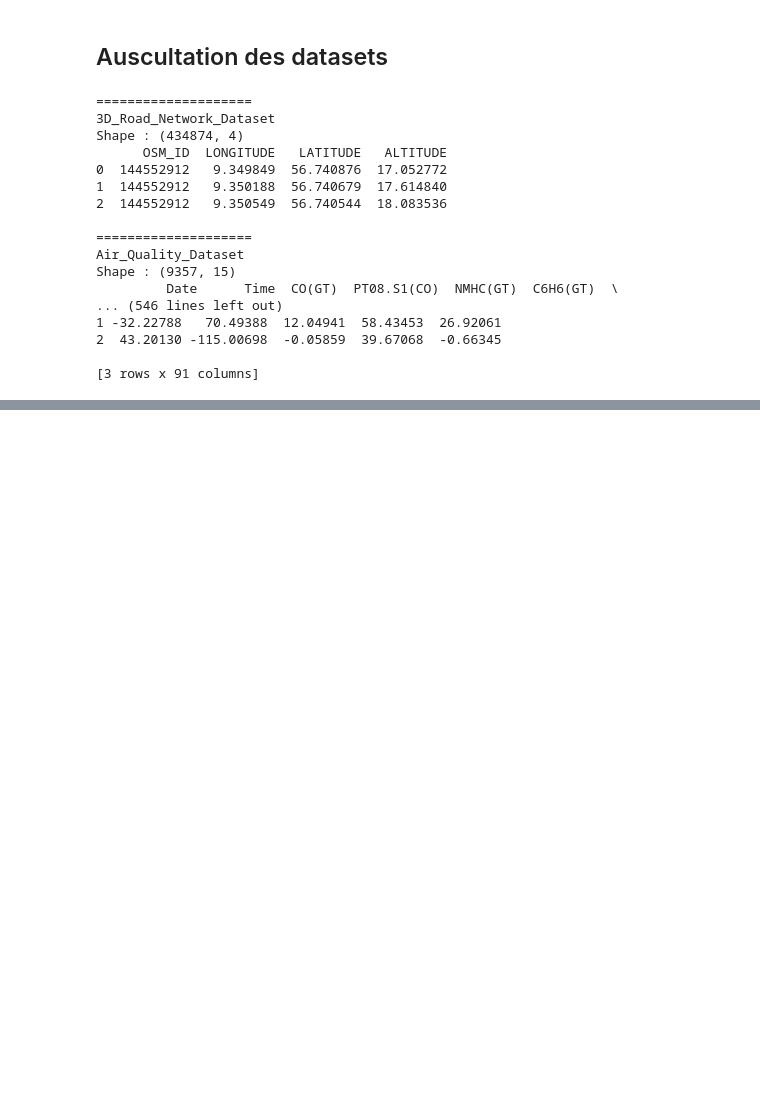
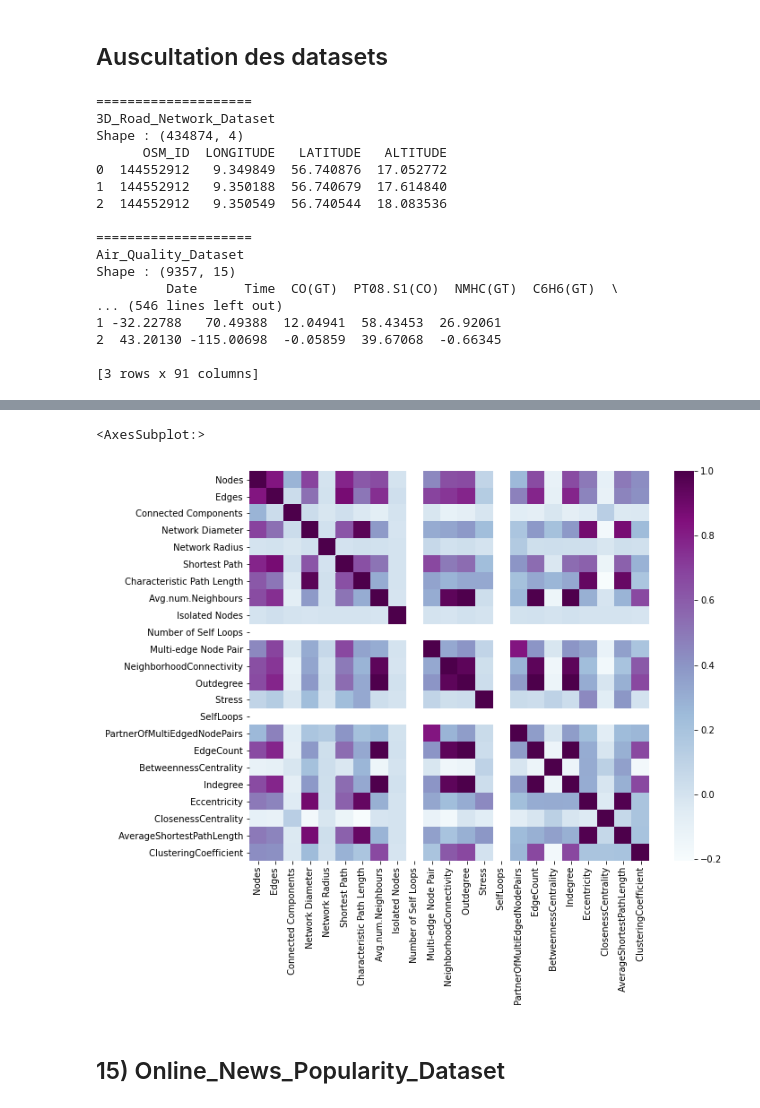
Before and after one commit to ColinTr/ClassificationForRegression, a Jupyter notebook: notebooks/Datasets_First_Study.ipynb, the cells around one changed output, grey strips where cells are left out. Cells and saved outputs as stored; diff of their text form; code cells hidden in the pictures; blank space fills up the shorter version.

```diff
--- a/notebooks/Datasets_First_Study.ipynb
+++ b/notebooks/Datasets_First_Study.ipynb
@@ -273,0 +792,2 @@ plt.show()
+# %%
+tmp_df = pd.read_csv('../data/raw/KEGG_Metabolic_Relation_Network_(Directed)_Dataset/Relation Network (Directed).data', na_values='?', delimiter=',')
@@ -273,0 +804,2 @@ plt.show()
+# %%
+tmp_df.drop(['Pathway'], axis=1, inplace=True)  # Identifier not needed
@@ -273,0 +846,6 @@ plt.show()
+# %%
+plt.subplots(figsize=(10,8))
+sns.heatmap(data=tmp_df.corr(), cmap='BuPu')
+# %% [output]
+<AxesSubplot:>
+[figure, added]
@@ -273,0 +854,2 @@ plt.show()
+# %% [markdown]
+## 15) Online_News_Popularity_Dataset
```
Also changed, not shown: parts of 190 cells of this notebook, 4 other files.
